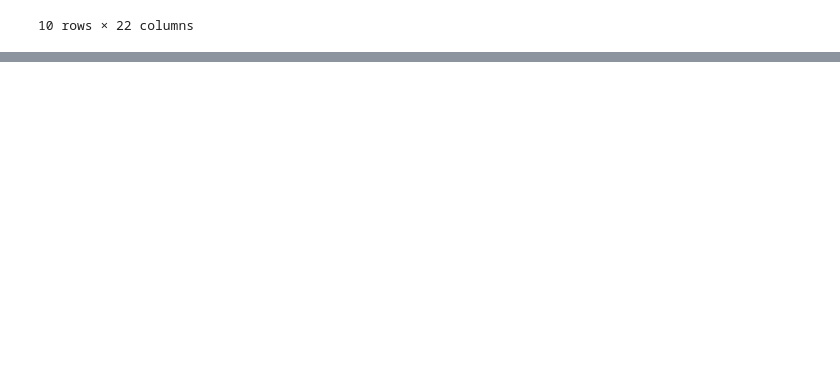
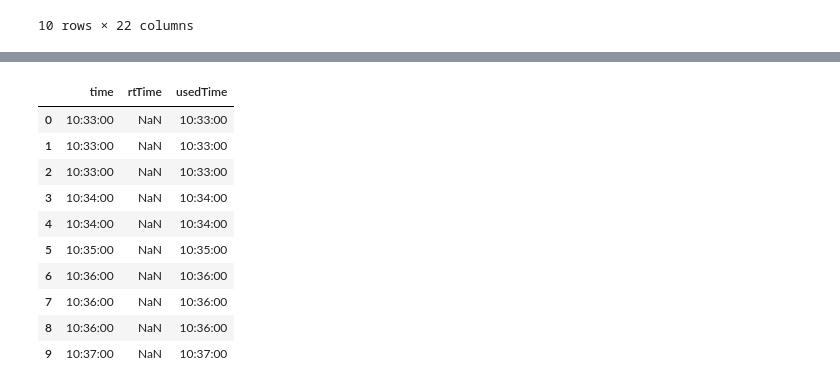
Before and after one commit to Utjiman/Resrobot_projekt, a Jupyter notebook: explorations/Joels_EDA.ipynb, the cells around one changed output, grey strips where cells are left out. Drawn from its saved outputs; the diff is of its cells as text; code cells hidden in the pictures; blank space fills up the shorter version.

```diff
--- a/explorations/Joels_EDA.ipynb
+++ b/explorations/Joels_EDA.ipynb
@@ -178,0 +217,25 @@ df_dep.head(10)
+# %%
+# Om 'rtTime' saknas använder vi 'time'.
+
+def get_departure_time(row):
+    if pd.notna(row.get("rtTime")) and row["rtTime"]:
+        return row["rtTime"]
+    else:
+        return row["time"]
+
+df_dep["usedTime"] = df_dep.apply(get_departure_time, axis=1)
+
+# Kolla några rader
+df_dep[["time","rtTime","usedTime"]].head(10)
+# %% [output]
+|  | time | rtTime | usedTime |
+| 0 | 10:33:00 | NaN | 10:33:00 |
+| 1 | 10:33:00 | NaN | 10:33:00 |
+| 2 | 10:33:00 | NaN | 10:33:00 |
+| 3 | 10:34:00 | NaN | 10:34:00 |
+| 4 | 10:34:00 | NaN | 10:34:00 |
+| 5 | 10:35:00 | NaN | 10:35:00 |
+| 6 | 10:36:00 | NaN | 10:36:00 |
+| 7 | 10:36:00 | NaN | 10:36:00 |
+| 8 | 10:36:00 | NaN | 10:36:00 |
+| 9 | 10:37:00 | NaN | 10:37:00 |
```
Also changed, not shown: parts of 1 cell of this notebook.
